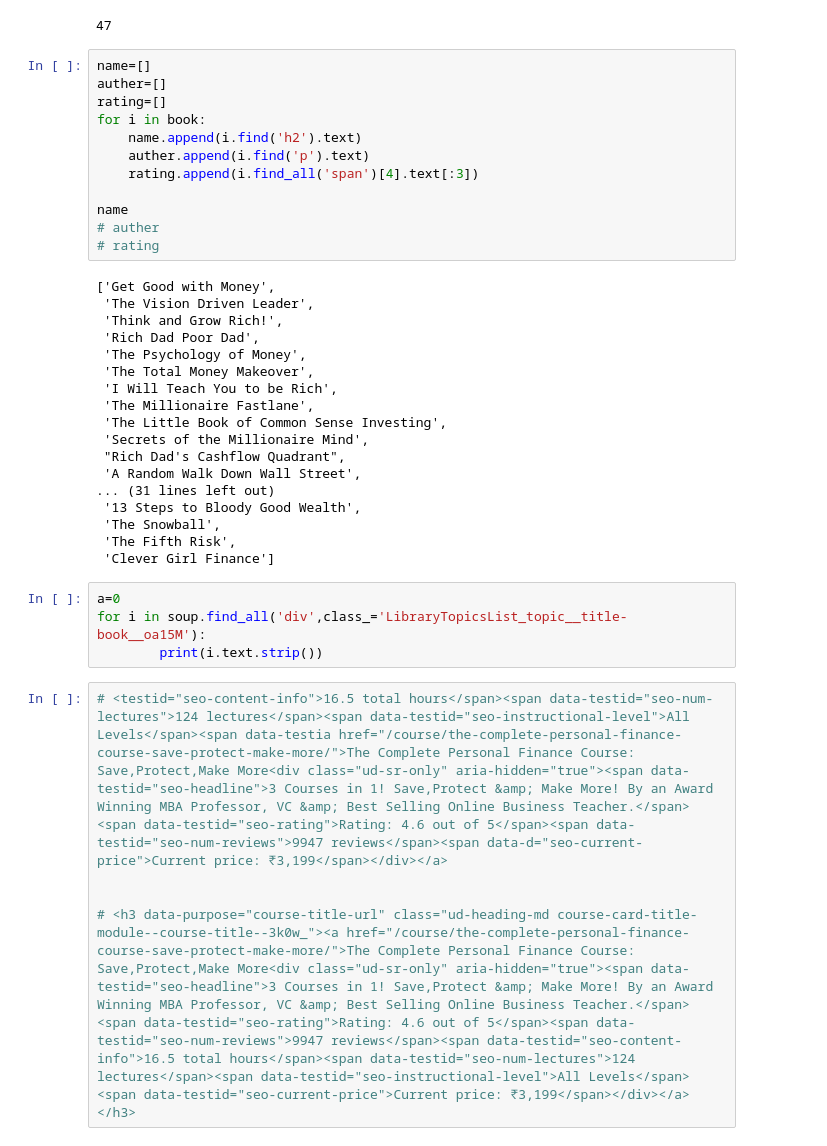
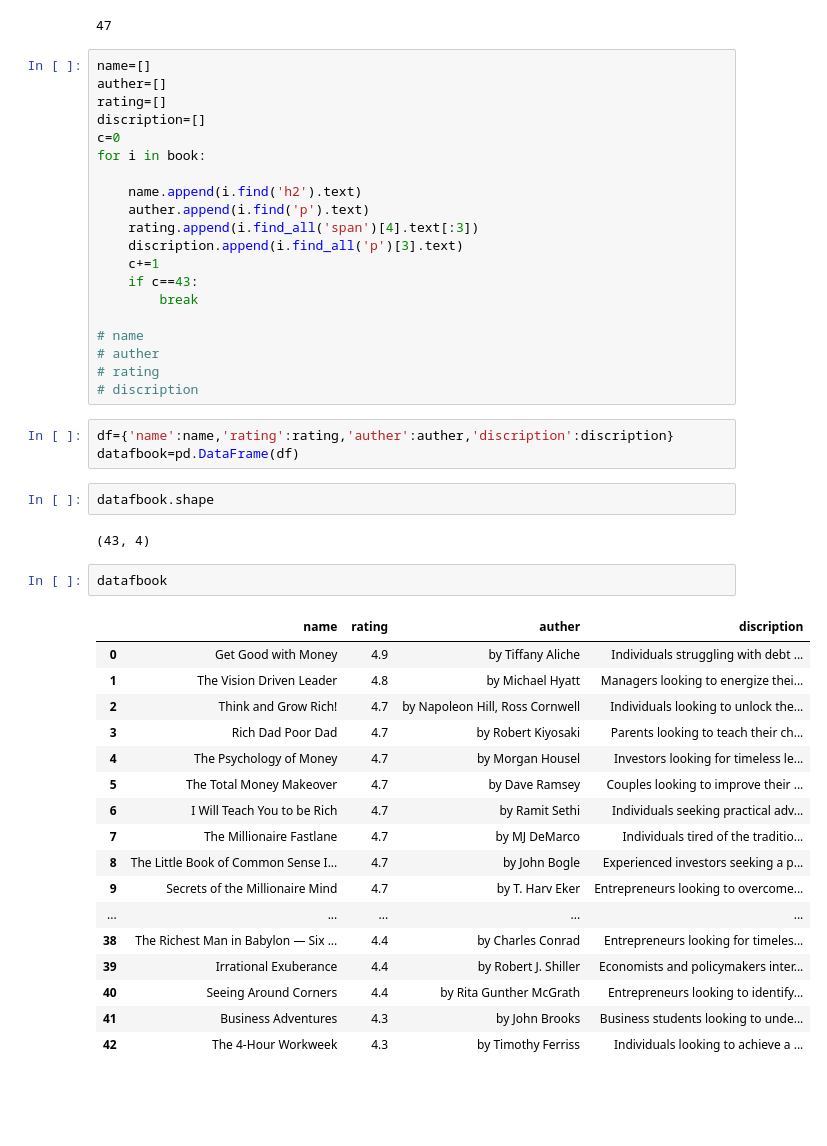
Before and after one commit to H-a-r-s-h-i-t-a-k/Finance_Education, a Jupyter notebook: datafech.ipynb, the cells around one changed output. Saved outputs shown, nothing was run; the diff lists cells and outputs as text; blank space fills up the shorter version.

```diff
--- a/datafech.ipynb
+++ b/datafech.ipynb
@@ -24,38 +20,46 @@ len(book)
 name=[]
 auther=[]
 rating=[]
+discription=[]
+c=0
 for i in book:
+
     name.append(i.find('h2').text)
     auther.append(i.find('p').text)
     rating.append(i.find_all('span')[4].text[:3])
+    discription.append(i.find_all('p')[3].text)
+    c+=1
+    if c==43:
+        break
 
-name
+# name
 # auther
 # rating
+# discription
-# %% [output]
-['Get Good with Money',
- 'The Vision Driven Leader',
- 'Think and Grow Rich!',
- 'Rich Dad Poor Dad',
- 'The Psychology of Money',
- 'The Total Money Makeover',
- 'I Will Teach You to be Rich',
- 'The Millionaire Fastlane',
- 'The Little Book of Common Sense Investing',
- 'Secrets of the Millionaire Mind',
- "Rich Dad's Cashflow Quadrant",
- 'A Random Walk Down Wall Street',
-... (31 lines left out)
- '13 Steps to Bloody Good Wealth',
- 'The Snowball',
- 'The Fifth Risk',
- 'Clever Girl Finance']
-# %%
-a=0
-for i in soup.find_all('div',class_='LibraryTopicsList_topic__title-book__oa15M'):
-        print(i.text.strip())
-# %%
-# <testid="seo-content-info">16.5 total hours</span><span data-testid="seo-num-lectures">124 lectures</span><span data-testid="seo-instructional-level">All Levels</span><span data-testia href="/course/the-complete-personal-finance-course-save-protect-make-more/">The Complete Personal Finance Course: Save,Protect,Make More<div class="ud-sr-only" aria-hidden="true"><span data-testid="seo-headline">3 Courses in 1! Save,Protect &amp; Make More! By an Award Winning MBA Professor, VC &amp; Best Selling Online Business Teacher.</span><span data-testid="seo-rating">Rating: 4.6 out of 5</span><span data-testid="seo-num-reviews">9947 reviews</span><span data-d="seo-current-price">Current price: ₹3,199</span></div></a>
-
-
-# <h3 data-purpose="course-title-url" class="ud-heading-md course-card-title-module--course-title--3k0w_"><a href="/course/the-complete-personal-finance-course-save-protect-make-more/">The Complete Personal Finance Course: Save,Protect,Make More<div class="ud-sr-only" aria-hidden="true"><span data-testid="seo-headline">3 Courses in 1! Save,Protect &amp; Make More! By an Award Winning MBA Professor, VC &amp; Best Selling Online Business Teacher.</span><span data-testid="seo-rating">Rating: 4.6 out of 5</span><span data-testid="seo-num-reviews">9947 reviews</span><span data-testid="seo-content-info">16.5 total hours</span><span data-testid="seo-num-lectures">124 lectures</span><span data-testid="seo-instructional-level">All Levels</span><span data-testid="seo-current-price">Current price: ₹3,199</span></div></a></h3>
+# %%
+df={'name':name,'rating':rating,'auther':auther,'discription':discription}
+datafbook=pd.DataFrame(df)
+# %%
+datafbook.shape
+# %% [output]
+(43, 4)
+# %%
+datafbook
+# %% [output]
+|  | name | rating | auther | discription |
+| 0 | Get Good with Money | 4.9 | by Tiffany Aliche | Individuals struggling with debt ... |
+| 1 | The Vision Driven Leader | 4.8 | by Michael Hyatt | Managers looking to energize thei... |
+| 2 | Think and Grow Rich! | 4.7 | by Napoleon Hill, Ross Cornwell | Individuals looking to unlock the... |
+| 3 | Rich Dad Poor Dad | 4.7 | by Robert Kiyosaki | Parents looking to teach their ch... |
+| 4 | The Psychology of Money | 4.7 | by Morgan Housel | Investors looking for timeless le... |
+| 5 | The Total Money Makeover | 4.7 | by Dave Ramsey | Couples looking to improve their ... |
+| 6 | I Will Teach You to be Rich | 4.7 | by Ramit Sethi | Individuals seeking practical adv... |
+| 7 | The Millionaire Fastlane | 4.7 | by MJ DeMarco | Individuals tired of the traditio... |
+| 8 | The Little Book of Common Sense I... | 4.7 | by John Bogle | Experienced investors seeking a p... |
+| 9 | Secrets of the Millionaire Mind | 4.7 | by T. Harv Eker | Entrepreneurs looking to overcome... |
+| ... | ... | ... | ... | ... |
+| 38 | The Richest Man in Babylon — Six ... | 4.4 | by Charles Conrad | Entrepreneurs looking for timeles... |
+| 39 | Irrational Exuberance | 4.4 | by Robert J. Shiller | Economists and policymakers inter... |
+| 40 | Seeing Around Corners | 4.4 | by Rita Gunther McGrath | Entrepreneurs looking to identify... |
+| 41 | Business Adventures | 4.3 | by John Brooks | Business students looking to unde... |
+| 42 | The 4-Hour Workweek | 4.3 | by Timothy Ferriss | Individuals looking to achieve a ... |
```
Also changed, not shown: parts of 1 cell of this notebook.
